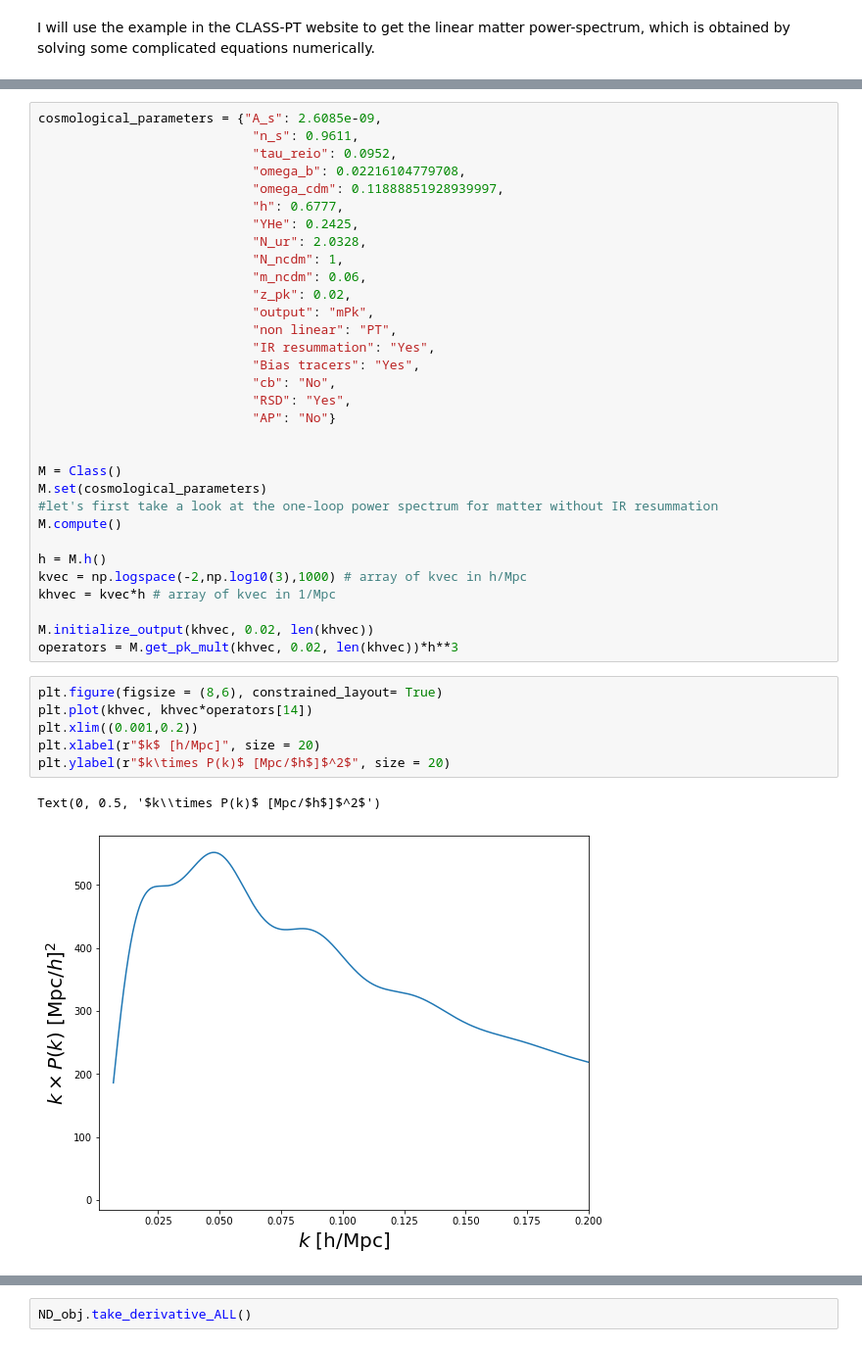
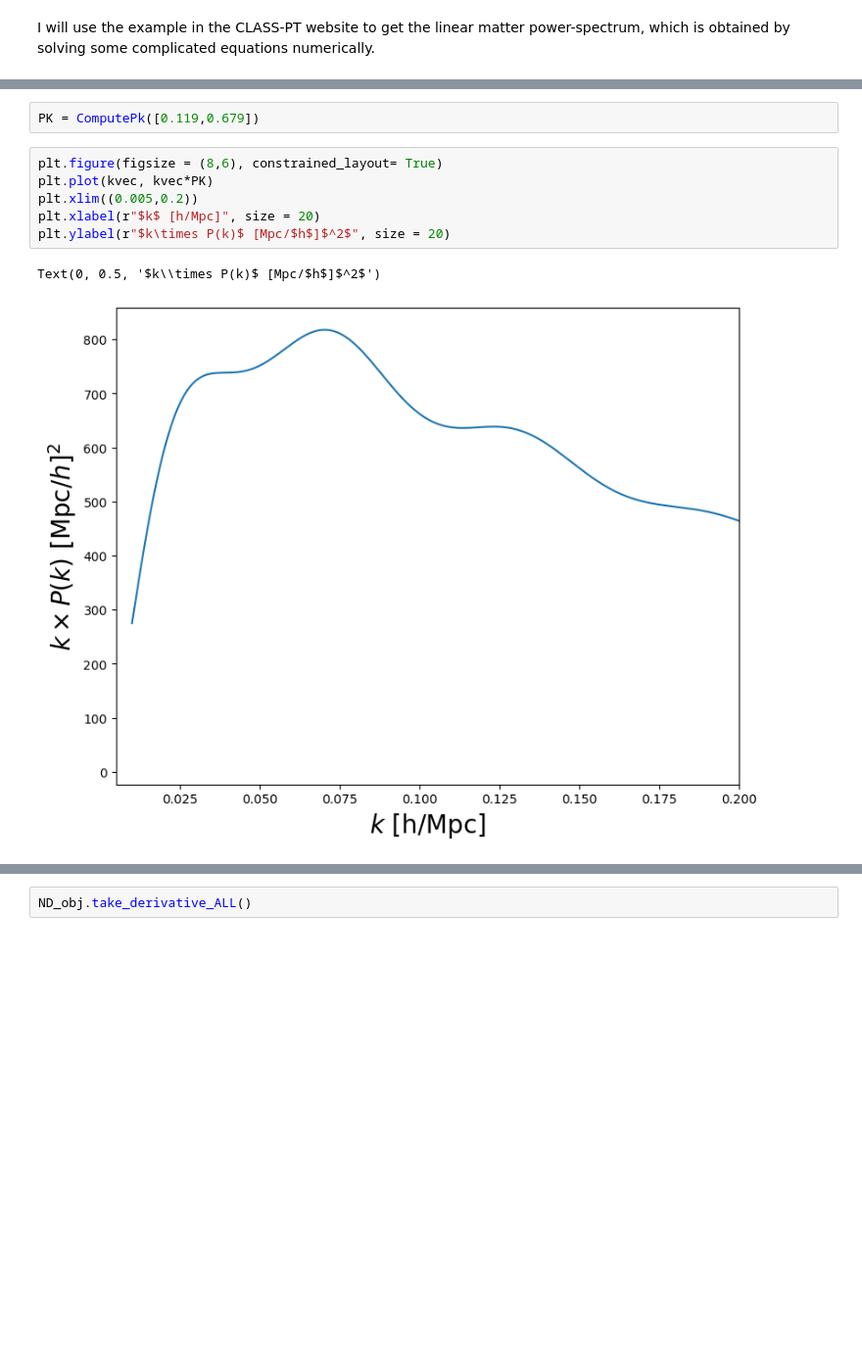
Before and after one commit to tmmergulhao/NumDe, a Jupyter notebook: explaining_derivative.ipynb, the cells around one changed output, grey strips where cells are left out. Shown at 98% size. Cells and saved outputs as stored; diff of their text form; blank space fills up the shorter version.

```diff
--- a/explaining_derivative.ipynb
+++ b/explaining_derivative.ipynb
@@ -113,42 +139,12 @@ from classy import Class
-# %%
-cosmological_parameters = {"A_s": 2.6085e-09,
-                            "n_s": 0.9611,
-                            "tau_reio": 0.0952,
-                            "omega_b": 0.02216104779708,
-                            "omega_cdm": 0.11888851928939997,
-                            "h": 0.6777,
-                            "YHe": 0.2425,
-                            "N_ur": 2.0328,
-                            "N_ncdm": 1,
-                            "m_ncdm": 0.06,
-                            "z_pk": 0.02,
-                            "output": "mPk",
-                            "non linear": "PT",
-                            "IR resummation": "Yes",
-                            "Bias tracers": "Yes",
-                            "cb": "No",
-                            "RSD": "Yes",
-                            "AP": "No"}
-
-
-M = Class()
-M.set(cosmological_parameters)
-#let's first take a look at the one-loop power spectrum for matter without IR resummation
-M.compute()
-
-h = M.h()
-kvec = np.logspace(-2,np.log10(3),1000) # array of kvec in h/Mpc
-khvec = kvec*h # array of kvec in 1/Mpc
-
-M.initialize_output(khvec, 0.02, len(khvec))
-operators = M.get_pk_mult(khvec, 0.02, len(khvec))*h**3
+# %%
+PK = ComputePk([0.119,0.679])
 # %%
 plt.figure(figsize = (8,6), constrained_layout= True)
-plt.plot(khvec, khvec*operators[14])
-plt.xlim((0.001,0.2))
+plt.plot(kvec, kvec*PK)
+plt.xlim((0.005,0.2))
 plt.xlabel(r"$k$ [h/Mpc]", size = 20)
 plt.ylabel(r"$k\times P(k)$ [Mpc/$h$]$^2$", size = 20)
 # %% [output]
 Text(0, 0.5, '$k\\times P(k)$ [Mpc/$h$]$^2$')
-[figure, old version]
+[figure, new version]
 # %% [markdown]
```
Also changed, not shown: parts of 15 cells of this notebook, 4 other files.
